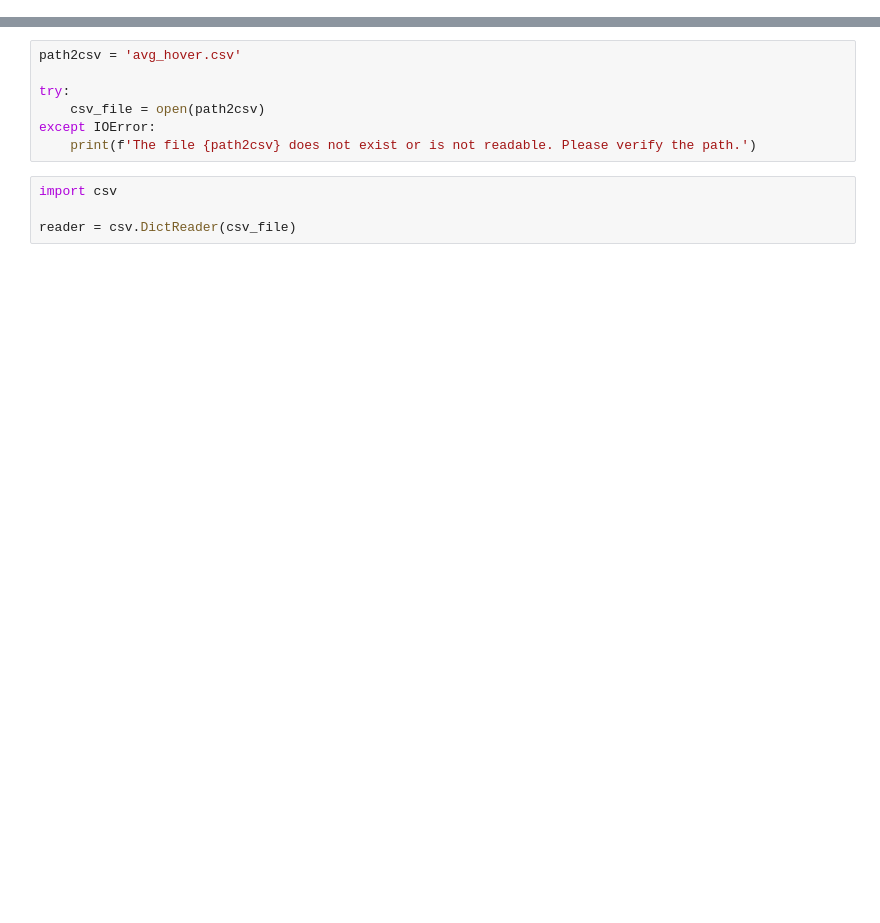
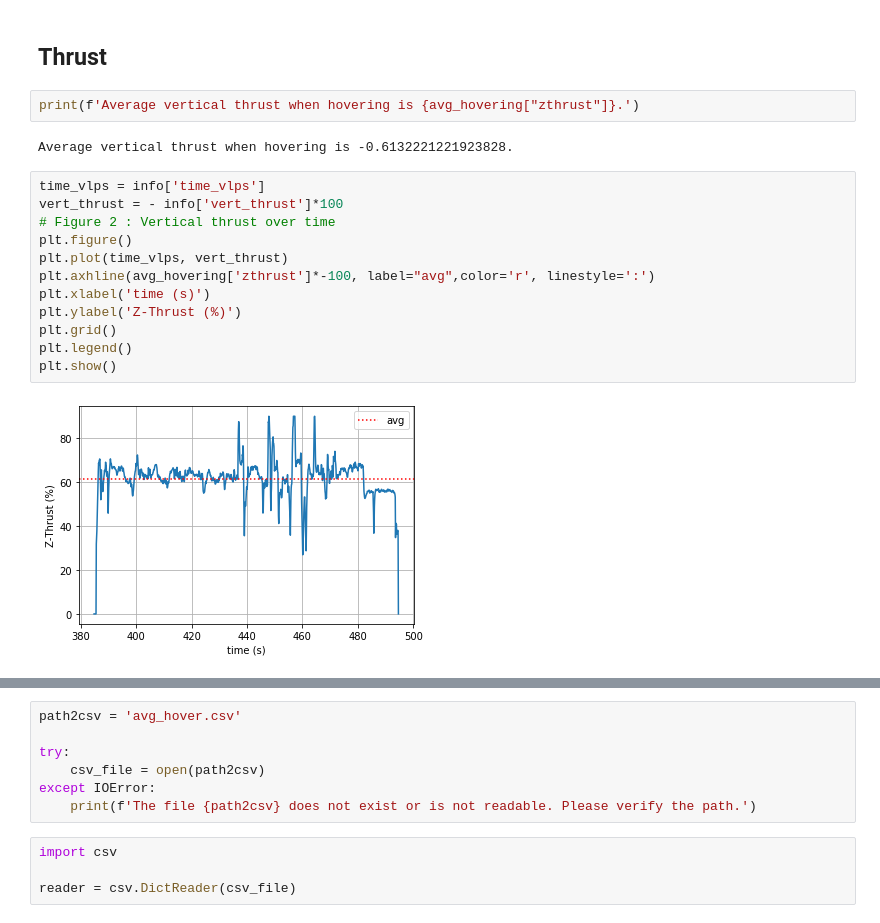
Before and after one commit to lucasschn/LogAnalysis, a Jupyter notebook: Hovering/Hovering Review.ipynb, the cells around one changed output, grey strips where cells are left out. Cells and saved outputs as stored; diff of their text form; blank space fills up the shorter version.

```diff
--- a/Hovering/Hovering Review.ipynb
+++ b/Hovering/Hovering Review.ipynb
@@ -5,0 +72,20 @@ from matplotlib import pyplot as plt
+# %% [markdown]
+## Thrust
+# %%
+print(f'Average vertical thrust when hovering is {avg_hovering["zthrust"]}.')
+# %% [output]
+Average vertical thrust when hovering is -0.6132221221923828.
+# %%
+time_vlps = info['time_vlps']
+vert_thrust = - info['vert_thrust']*100
+# Figure 2 : Vertical thrust over time
+plt.figure()
+plt.plot(time_vlps, vert_thrust)
+plt.axhline(avg_hovering['zthrust']*-100, label="avg",color='r', linestyle=':')
+plt.xlabel('time (s)')
+plt.ylabel('Z-Thrust (%)')
+plt.grid()
+plt.legend()
+plt.show()
+# %% [output]
+[figure, added]
```
Also changed, not shown: parts of 17 cells of this notebook, 11 other files.
